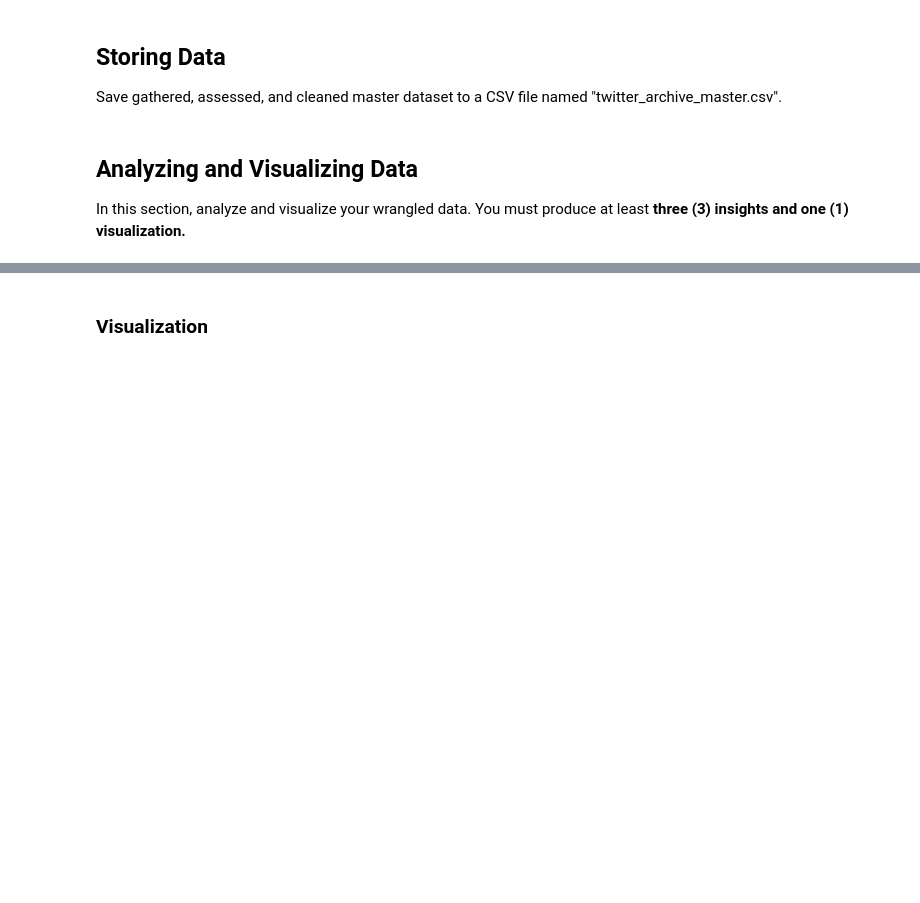
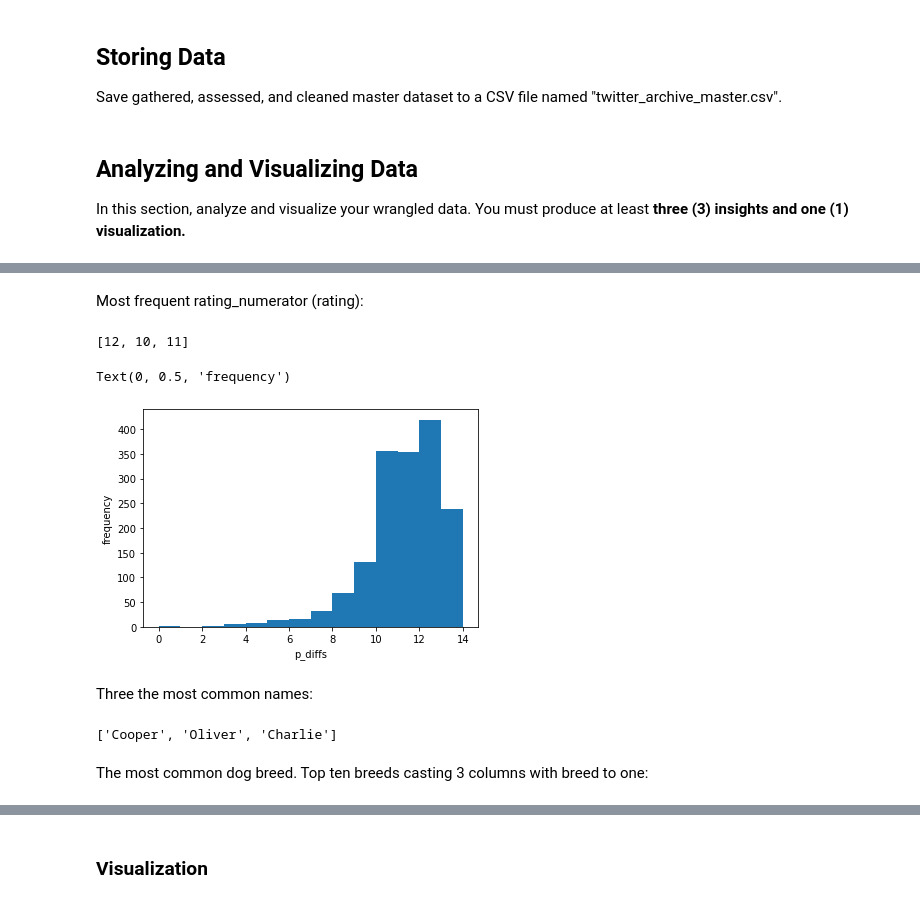
Before and after one commit to mikleg/Wrangle_analyse_data_WeRateDogs, a Jupyter notebook: wrangle_act.ipynb, the cells around one changed output, grey strips where cells are left out. Saved outputs shown, nothing was run; the diff lists cells and outputs as text; code cells hidden in the pictures; blank space fills up the shorter version.

```diff
--- a/wrangle_act.ipynb
+++ b/wrangle_act.ipynb
@@ -530,8 +564,31 @@ floofer
 pupper
 puppo
 Name: 1, dtype: object
+# %%
+def concat(s1, s2):
+    if (len(s1) == 0):
+        return (s2)
+    elif(len (s2) > 0):
+        return (s1 + ', ' + s2)
+    else:
+        return (s1)
+
+
+
+
+def dog_stage_cast(c1, c2 ,c3, c4):
+    res = concat(c1, c2)
+    res = concat (res, c3)
+    res = concat (res, c4)
+    return (res)
+
+master_df['dog_stage']  = master_df.apply(lambda row: dog_stage_cast(row['doggo'], row['floofer'], row['pupper'], row['puppo']), axis = 1)
+
+
+#master_df['dog_stage'] = master_df['doggo'] + master_df['floofer'] + master_df['pupper'] + master_df['puppo']
+
+#master_df.apply(lambda row: breed(row['p1'], row['p1_dog'], row['p2'], row['p2_dog'], row['p3'], row['p3_dog']), axis = 1)
 # %%
-master_df['dog_stage'] = master_df['doggo'] + master_df['floofer'] + master_df['pupper'] + master_df['puppo']
 master_df = master_df.drop(columns=['doggo', 'floofer', 'pupper', 'puppo'])
 # %%
 master_df['dog_stage'] = master_df['dog_stage'].replace('',np.nan)
@@ -642,0 +697,24 @@ In this section, analyze and visualize your wrangled data. You must produce at l
+# %% [markdown]
+Most frequent rating_numerator (rating):
+# %%
+most_fr_r = master_df['rating_numerator'].value_counts()[:3].index.tolist()
+most_fr_r
+# %% [output]
+[12, 10, 11]
+# %%
+plt.hist(master_df['rating_numerator'], bins= 14);
+plt.xlabel('p_diffs')
+plt.ylabel('frequency')
+# %% [output]
+Text(0, 0.5, 'frequency')
+[figure, added]
+# %% [markdown]
+Three the most common names:
+# %%
+most_fr_n = master_df['name'].value_counts()[:5].index.tolist()
+most_fr_n[2:] # to avoid None and a
+# %% [output]
+['Cooper', 'Oliver', 'Charlie']
+# %% [markdown]
+The most common dog breed. Top ten breeds
+casting 3 columns with breed to one:
```
Also changed, not shown: parts of 78 cells of this notebook, 2 other files.
